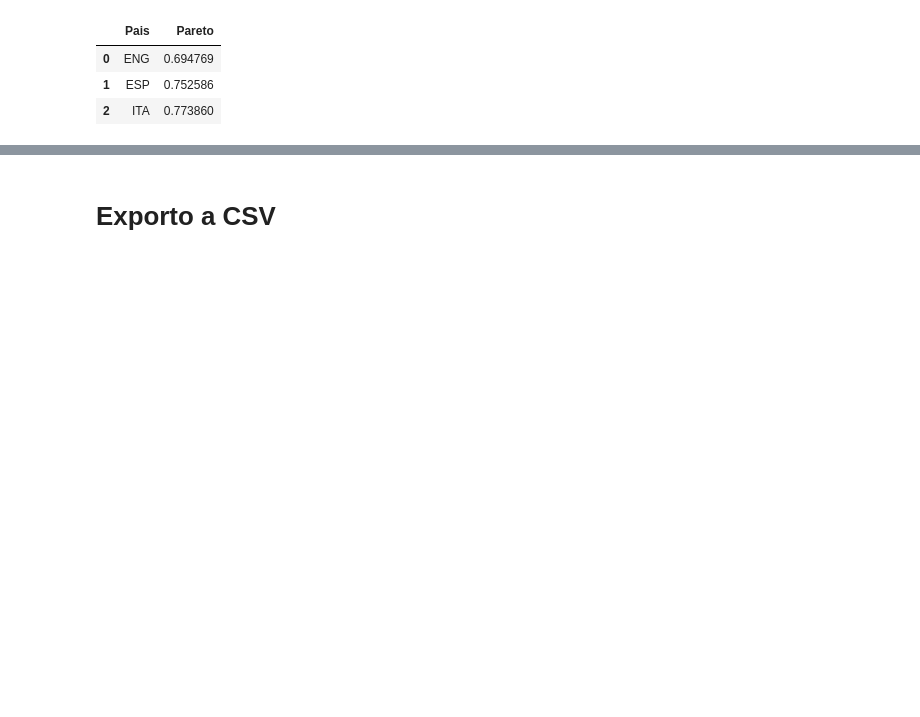
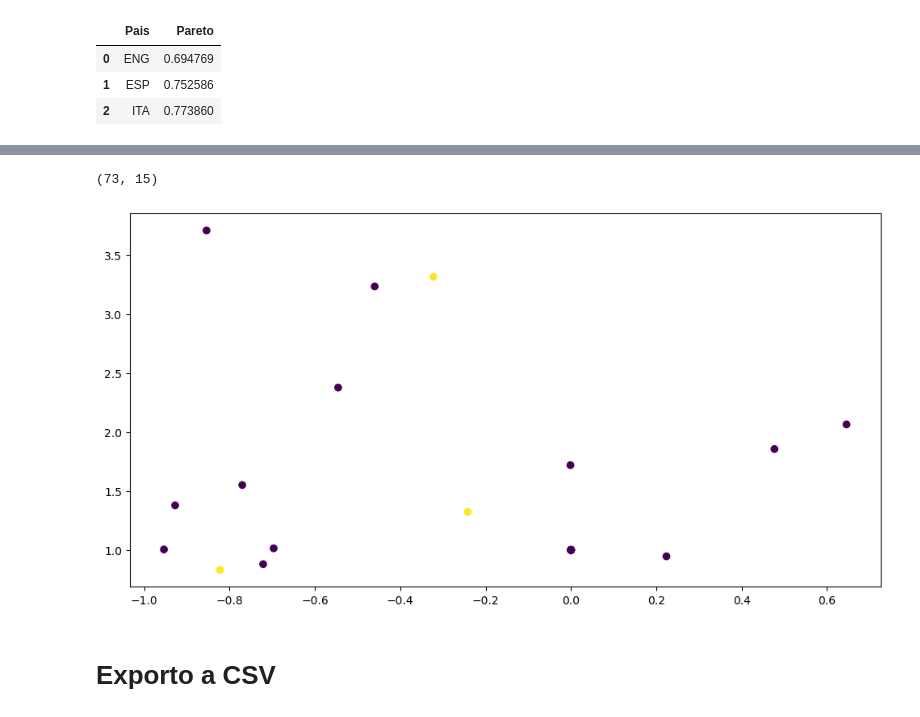
Before and after one commit to Matimengot/Proyecto-Final, a Jupyter notebook: Estadistica/analisis.ipynb, the cells around one changed output, grey strips where cells are left out. Cells and saved outputs as stored; diff of their text form; code cells hidden in the pictures; blank space fills up the shorter version.

```diff
--- a/Estadistica/analisis.ipynb
+++ b/Estadistica/analisis.ipynb
@@ -92,3 +210,25 @@ pareto_paises
+# %%
+nor = pd.DataFrame(normalizados)
+# %%
+nor["cluster"] = y_pred
+# %%
+nor0 = nor[nor["cluster"] == 0]
+nor1 = nor[nor["cluster"] == 1]
+# %%
+len(nor0), len(nor1)
+# %% [output]
+(73, 15)
+# %%
+# Agarro una muestra de cada grupo para poder hacer el scatter
+# Una muestra uniforme de cada grupo
+muestra_nor0 = nor0.sample(n =len(nor1),random_state=42)
+muestra_nor1 = nor1.sample(n =len(nor1),random_state=42)
+# %%
+plt.figure(figsize=(12, 6))
+plt.scatter(muestra_nor0, muestra_nor1, c=y_pred[:30])
+plt.show()
+# %% [output]
+[figure, added]
 # %% [markdown]
 # Exporto a CSV
 # %%
```
Also changed, not shown: parts of 18 cells of this notebook.
